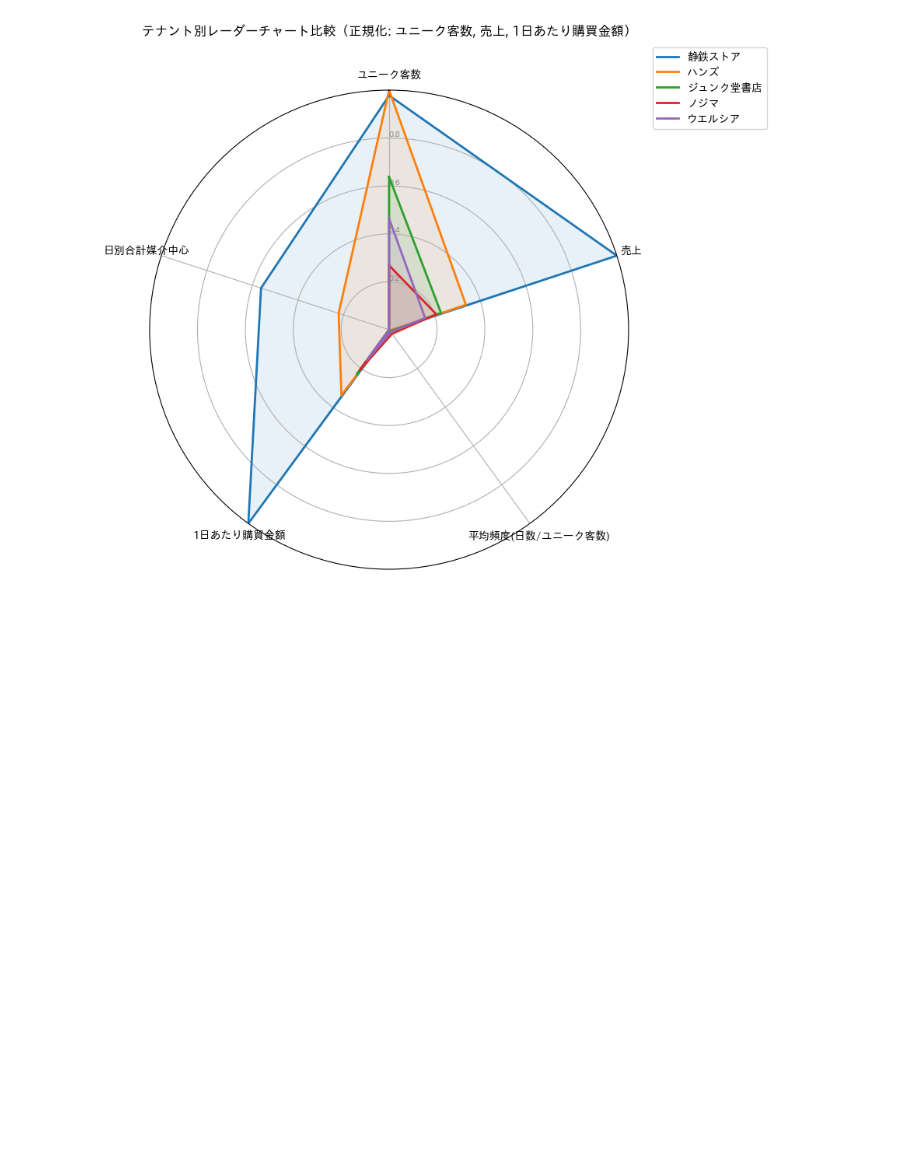
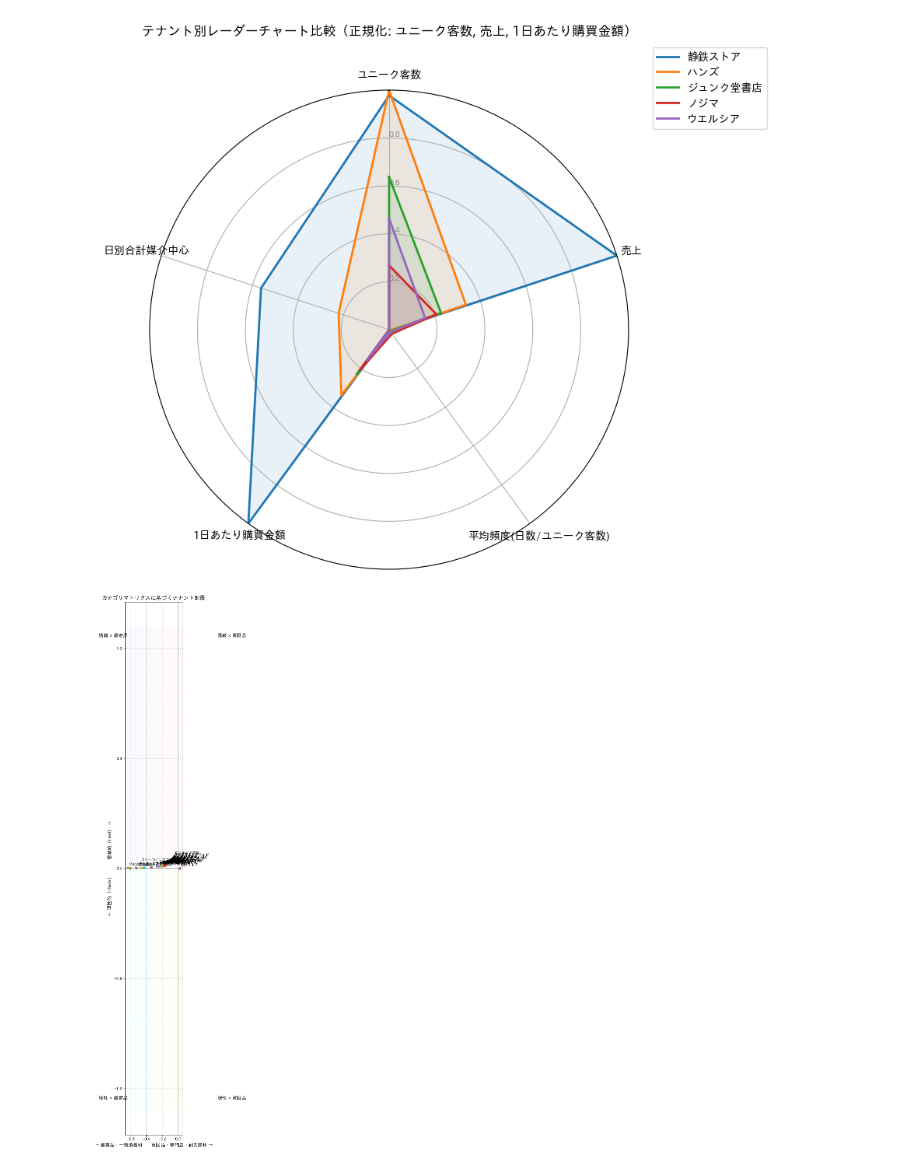
Before and after one commit to takeru403/Ipoca_network, a Jupyter notebook: notebook/eda.ipynb, the cells around one changed output. Cells and saved outputs as stored; diff of their text form; code cells hidden in the pictures; blank space fills up the shorter version.

```diff
--- a/notebook/eda.ipynb
+++ b/notebook/eda.ipynb
@@ -497,3 +449,59 @@ plt.legend(loc='upper right', bbox_to_anchor=(1.3, 1.1))
 plt.show()
 # %% [output]
 [figure]
+# %%
+from sklearn.preprocessing import MinMaxScaler
+
+# ---- Step 2: スケーリング ----
+scaler = MinMaxScaler()
+features = ["ユニーク客数", "売上", "平均頻度(日数/ユニーク客数)", "1日あたり購買金額", "日別合計媒介中心"]
+#metrics_df_scaled = metrics_df.copy()
+#metrics_df_scaled[features] = scaler.fit_transform(metrics_df[features])
+
+# ---- Step 3: カテゴリマトリクス上の位置（X, Y）計算 ----
+metrics_df["X"] = (
+    -metrics_df["ユニーク客数"]
+    - metrics_df["売上"]
+    + metrics_df["1日あたり購買金額"]
+    + metrics_df["日別合計媒介中心"]
+)
+
+metrics_df["Y"] = (
+    -metrics_df["売上"]
+    + metrics_df["平均頻度(日数/ユニーク客数)"]
+    + metrics_df["1日あたり購買金額"]
+)
+
+# ---- Step 4: 日本語フォント設定（適宜変更）----
+plt.rcParams['font.family'] = 'IPAexGothic'  # 他: 'Noto Sans CJK JP', 'MS Gothic', 'AppleGothic'など
+
+# ---- Step 5: プロット ----
+fig, ax = plt.subplots(figsize=(20, 20))
+ax.axhline(0, color="gray", linewidth=1)
+ax.axvline(0, color="gray", linewidth=1)
+ax.set_title("カテゴリマトリクスに基づくテナント配置", fontsize=14)
+ax.set_xlabel("← 最寄品・一般消費財       買回品・専門店・耐久商材 →", fontsize=12)
+ax.set_ylabel("← 理性的（Think）            情緒的（Feel） →", fontsize=12)
+
+# 背景色（4象限）
+ax.axhspan(0, 1.1, xmin=0.5, xmax=1.0, facecolor='mistyrose', alpha=0.2)    # 情緒×買回品
+ax.axhspan(0, 1.1, xmin=0.0, xmax=0.5, facecolor='lavender', alpha=0.2)     # 情緒×最寄品
+ax.axhspan(-1.1, 0, xmin=0.5, xmax=1.0, facecolor='lightyellow', alpha=0.2) # 理性×買回品
+ax.axhspan(-1.1, 0, xmin=0.0, xmax=0.5, facecolor='lightcyan', alpha=0.2)   # 理性×最寄品
+
+# ラベル表示
+ax.text(-1.0, 1.05, "情緒 × 最寄品", fontsize=12)
+ax.text(0.5, 1.05, "情緒 × 買回品", fontsize=12)
+ax.text(-1.0, -1.05, "理性 × 最寄品", fontsize=12)
+ax.text(0.5, -1.05, "理性 × 買回品", fontsize=12)
+
+# テナントのプロット
+for _, row in metrics_df_scaled.iterrows():
+    ax.scatter(row["X"], row["Y"], alpha=0.8)
+    ax.text(row["X"] + 0.01, row["Y"] + 0.01, row["テナント名"], fontsize=9)
+
+plt.grid(True, linestyle='--', alpha=0.5)
+plt.tight_layout()
+plt.show()
+# %% [output]
+[figure, added]
```
Also changed, not shown: parts of 11 cells of this notebook, 20 other files.
